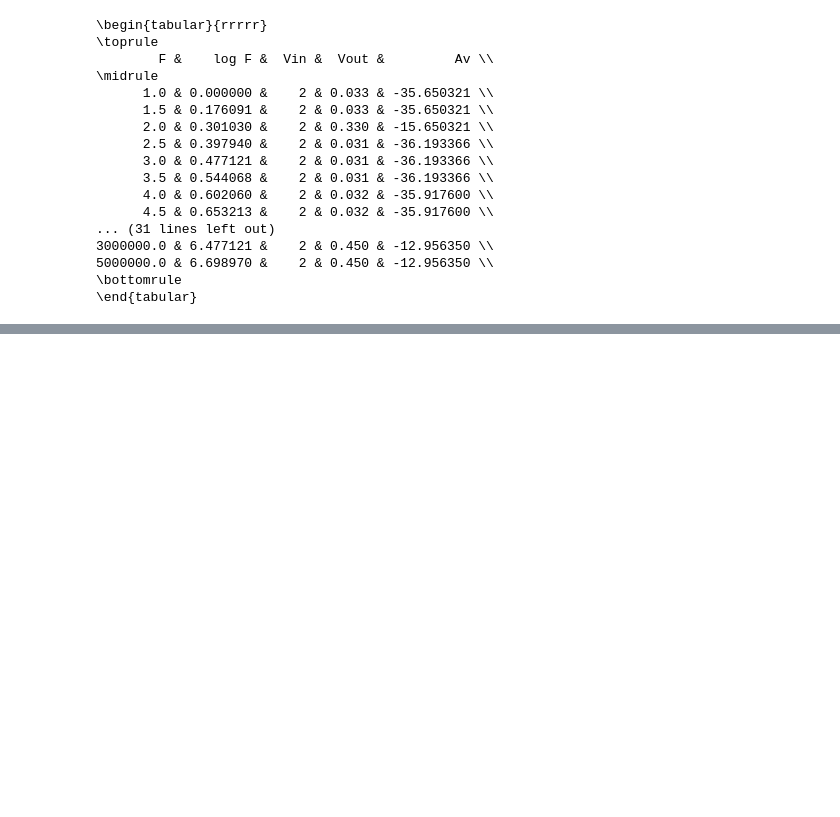
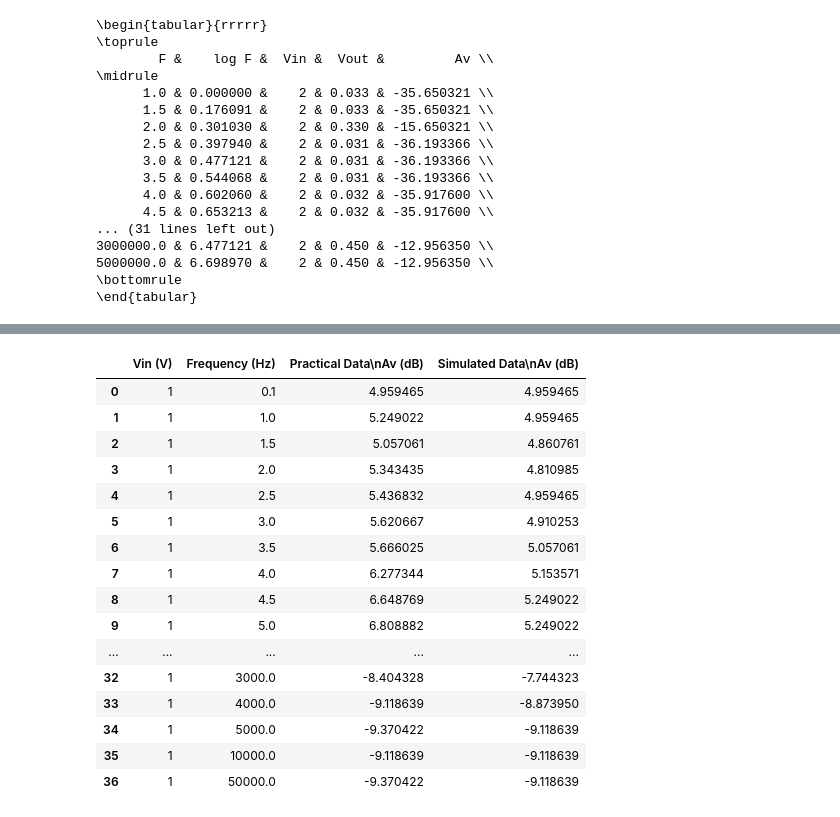
Before and after one commit to Turja-Roy/ETE-Books-and-Notes, a Jupyter notebook: L2T1/ETE-202/Codes/Graph_Plotter.ipynb, the cells around one changed output, grey strips where cells are left out. Drawn from its saved outputs; the diff is of its cells as text; code cells hidden in the pictures; blank space fills up the shorter version.

```diff
--- a/L2T1/ETE-202/Codes/Graph_Plotter.ipynb
+++ b/L2T1/ETE-202/Codes/Graph_Plotter.ipynb
@@ -135,0 +236,21 @@ print(data2.to_latex(index=False))
+# %%
+lpf = pd.read_csv('LPF.csv')
+lpf
+# %% [output]
+|  | Vin (V) | Frequency (Hz) | Practical Data\nAv (dB) | Simulated Data\nAv (dB) |
+| 0 | 1 | 0.1 | 4.959465 | 4.959465 |
+| 1 | 1 | 1.0 | 5.249022 | 4.959465 |
+| 2 | 1 | 1.5 | 5.057061 | 4.860761 |
+| 3 | 1 | 2.0 | 5.343435 | 4.810985 |
+| 4 | 1 | 2.5 | 5.436832 | 4.959465 |
+| 5 | 1 | 3.0 | 5.620667 | 4.910253 |
+| 6 | 1 | 3.5 | 5.666025 | 5.057061 |
+| 7 | 1 | 4.0 | 6.277344 | 5.153571 |
+| 8 | 1 | 4.5 | 6.648769 | 5.249022 |
+| 9 | 1 | 5.0 | 6.808882 | 5.249022 |
+| ... | ... | ... | ... | ... |
+| 32 | 1 | 3000.0 | -8.404328 | -7.744323 |
+| 33 | 1 | 4000.0 | -9.118639 | -8.873950 |
+| 34 | 1 | 5000.0 | -9.370422 | -9.118639 |
+| 35 | 1 | 10000.0 | -9.118639 | -9.118639 |
+| 36 | 1 | 50000.0 | -9.370422 | -9.118639 |
```
Also changed, not shown: parts of 13 cells of this notebook, 8 other files.
